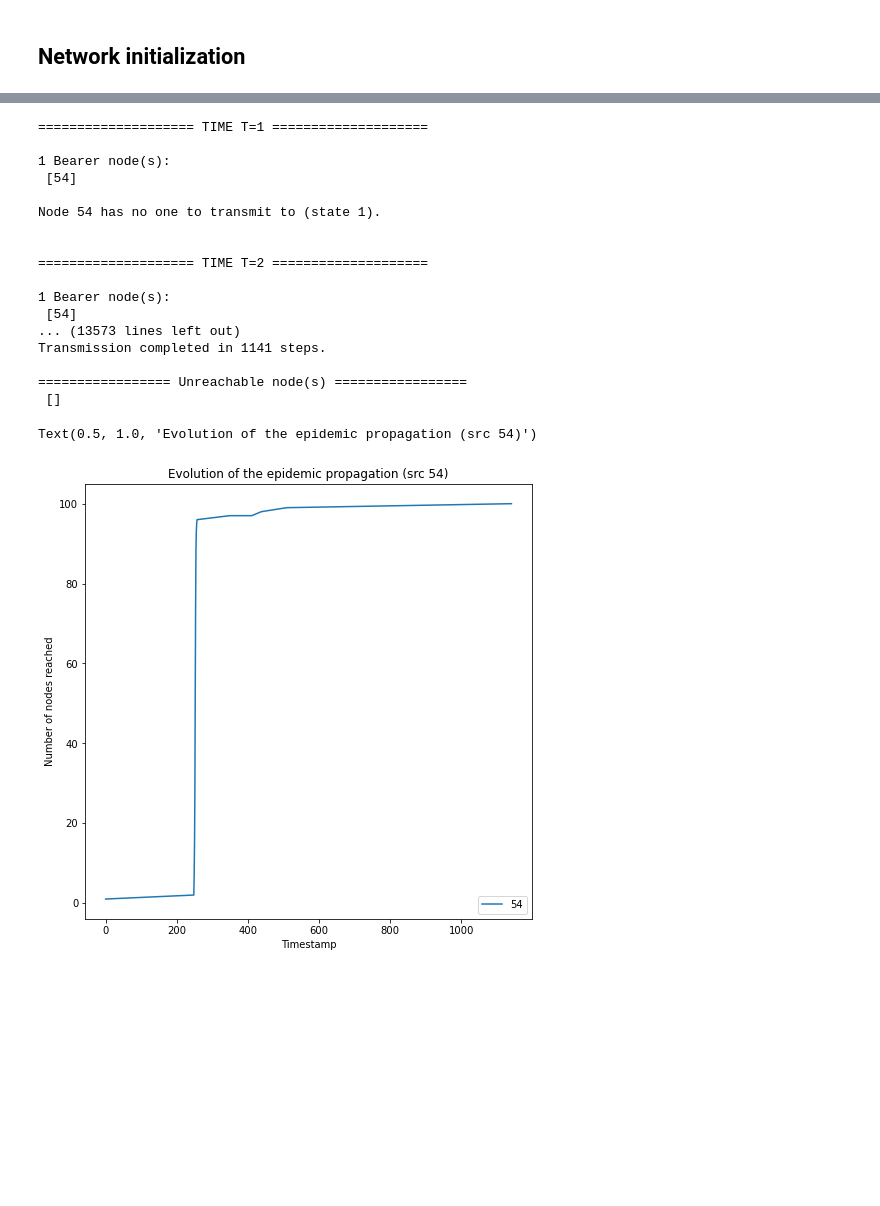
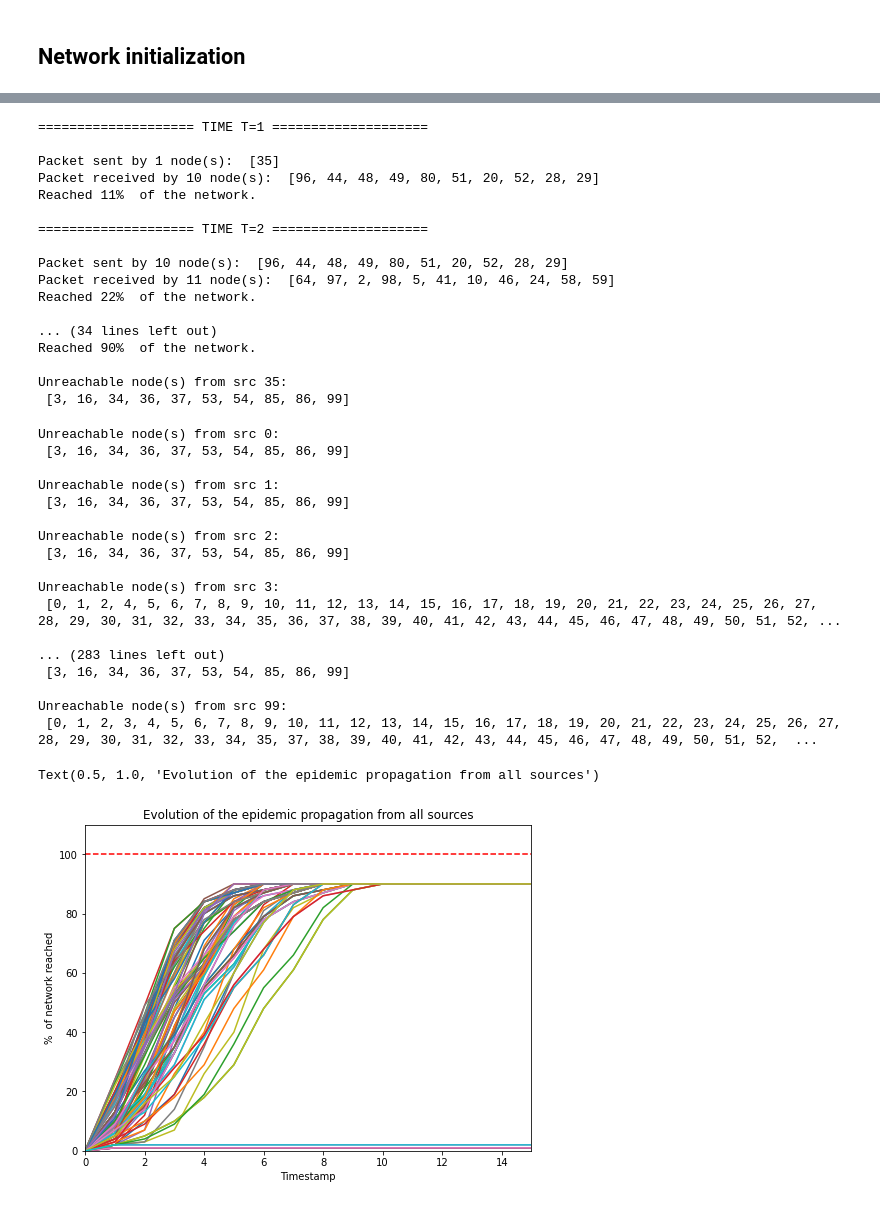
Before and after one commit to eakopyan/SwarmPy_Simulator, a Jupyter notebook: src/routing.ipynb, the cells around one changed output, grey strips where cells are left out. Drawn from its saved outputs; the diff is of its cells as text; code cells hidden in the pictures; blank space fills up the shorter version.

Commit message:
percolation analysis

```diff
--- a/src/routing.ipynb
+++ b/src/routing.ipynb
@@ -34,12 +35,13 @@ satellites[0].head()
 3 rows × 10000 columns
 # %%
 swarm_data = {}
+CHUNKS = 1800     # Number of timestamps to analyse
 
-with tqdm(total = len(DURATION), desc = 'Converting to Swarm') as pbar:
-    for t in DURATION:
+with tqdm(total = CHUNKS, desc = 'Converting to Swarm') as pbar:
+    for t in range(CHUNKS):
         swarm_data[int(t)] = Swarm(
-            connection_range=50000,
-            nodes=[Node(id, node[t].x, node[t].y, node[t].z) for id,node in satellites.items()]
+            connection_range=30000,
+            nodes=[Node(id, node[str(t)].x, node[str(t)].y, node[str(t)].z) for id,node in satellites.items()]
             )
         pbar.update(1)
 
@@ -49,6 +51,2 @@ Swarm of 100 node(s), connection range: 50000
-# %%
-swarm_chunk = {}
-for t in range(CHUNKS):
-    swarm_chunk[t] = swarm_data[t]
 # %% [markdown]
 ## Network initialization
@@ -126,31 +103,57 @@ Mean inter-contact time: 3.6914999999999996
 # %%
-sid = 54 #17, 22, 54
-ttimes = propagate_epidemic(swarm_chunk, src_id=sid, enhanced=True)
+sid = 35 #17, 22, 54
+perco = propagate_flooding(swarm_data, src_id=sid, stop=1800, debug=True)
 # %% [output]
 ==================== TIME T=1 ====================
 
-1 Bearer node(s):
- [54]
-
-Node 54 has no one to transmit to (state 1).
-
+Packet sent by 1 node(s):  [35]
+Packet received by 10 node(s):  [96, 44, 48, 49, 80, 51, 20, 52, 28, 29]
+Reached 11%  of the network.
 
 ==================== TIME T=2 ====================
 
-1 Bearer node(s):
- [54]
-... (13573 lines left out)
-Transmission completed in 1141 steps.
+Packet sent by 10 node(s):  [96, 44, 48, 49, 80, 51, 20, 52, 28, 29]
+Packet received by 11 node(s):  [64, 97, 2, 98, 5, 41, 10, 46, 24, 58, 59]
+Reached 22%  of the network.
 
-================= Unreachable node(s) =================
- []
+... (34 lines left out)
+Reached 90%  of the network.
+
+Unreachable node(s) from src 35:
+ [3, 16, 34, 36, 37, 53, 54, 85, 86, 99]
+# %%
+perco_src = {}
+for n in swarm_data[0].nodes:
+    perco_src[n.id] = propagate_flooding(swarm_data, src_id=n.id, stop=1800, debug=False)
+# %% [output]
+Unreachable node(s) from src 0:
+ [3, 16, 34, 36, 37, 53, 54, 85, 86, 99]
+
+Unreachable node(s) from src 1:
+ [3, 16, 34, 36, 37, 53, 54, 85, 86, 99]
+
+Unreachable node(s) from src 2:
+ [3, 16, 34, 36, 37, 53, 54, 85, 86, 99]
+
+Unreachable node(s) from src 3:
+ [0, 1, 2, 4, 5, 6, 7, 8, 9, 10, 11, 12, 13, 14, 15, 16, 17, 18, 19, 20, 21, 22, 23, 24, 25, 26, 27, 28, 29, 30, 31, 32, 33, 34, 35, 36, 37, 38, 39, 40, 41, 42, 43, 44, 45, 46, 47, 48, 49, 50, 51, 52, ...
+
+... (283 lines left out)
+ [3, 16, 34, 36, 37, 53, 54, 85, 86, 99]
+
+Unreachable node(s) from src 99:
+ [0, 1, 2, 3, 4, 5, 6, 7, 8, 9, 10, 11, 12, 13, 14, 15, 16, 17, 18, 19, 20, 21, 22, 23, 24, 25, 26, 27, 28, 29, 30, 31, 32, 33, 34, 35, 37, 38, 39, 40, 41, 42, 43, 44, 45, 46, 47, 48, 49, 50, 51, 52,  ...
 # %%
-plt.figure(figsize=(8,8))
-plt.plot(ttimes.keys(), ttimes.values(), label=str(sid))
+plt.figure(figsize=(8,6))
+for sid, perco in perco_src.items():
+    plt.plot(perco.keys(), perco.values(), label=str(sid))
+plt.axhline(y=100, xmin=0, xmax=100, ls='--', c='red', label='Max')
 plt.xlabel('Timestamp')
-plt.ylabel('Number of nodes reached')
-plt.legend(loc='lower right')
-plt.title(f'Evolution of the epidemic propagation (src {sid})')
+plt.ylabel('%  of network reached')
+plt.xlim(0,15)
+plt.ylim(0,110)
+#plt.legend(loc='lower right')
+plt.title(f'Evolution of the epidemic propagation from all sources')
 # %% [output]
-Text(0.5, 1.0, 'Evolution of the epidemic propagation (src 54)')
+Text(0.5, 1.0, 'Evolution of the epidemic propagation from all sources')
-[figure, old version]
+[figure, new version]
```
Also changed, not shown: parts of 16 cells of this notebook, 7 other files.
